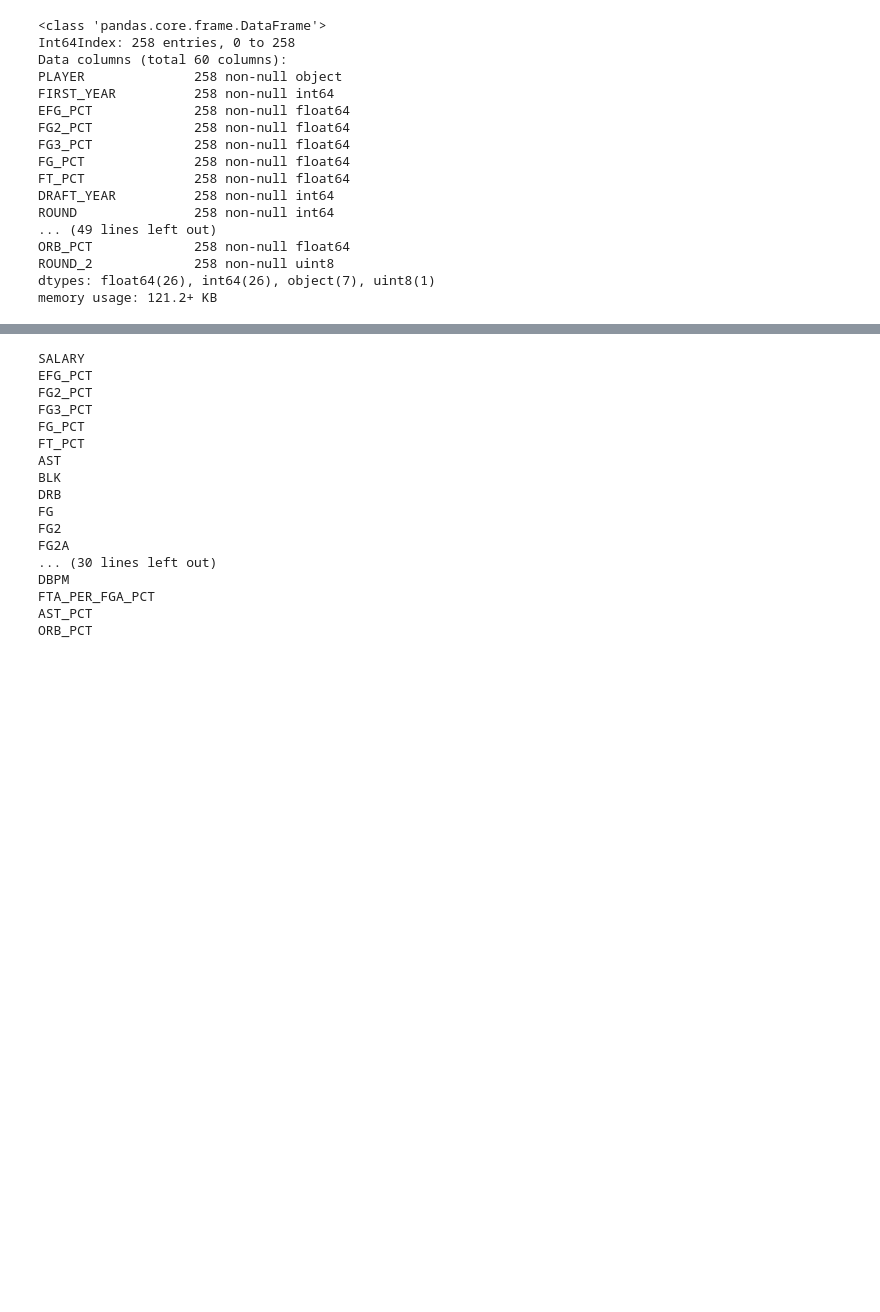
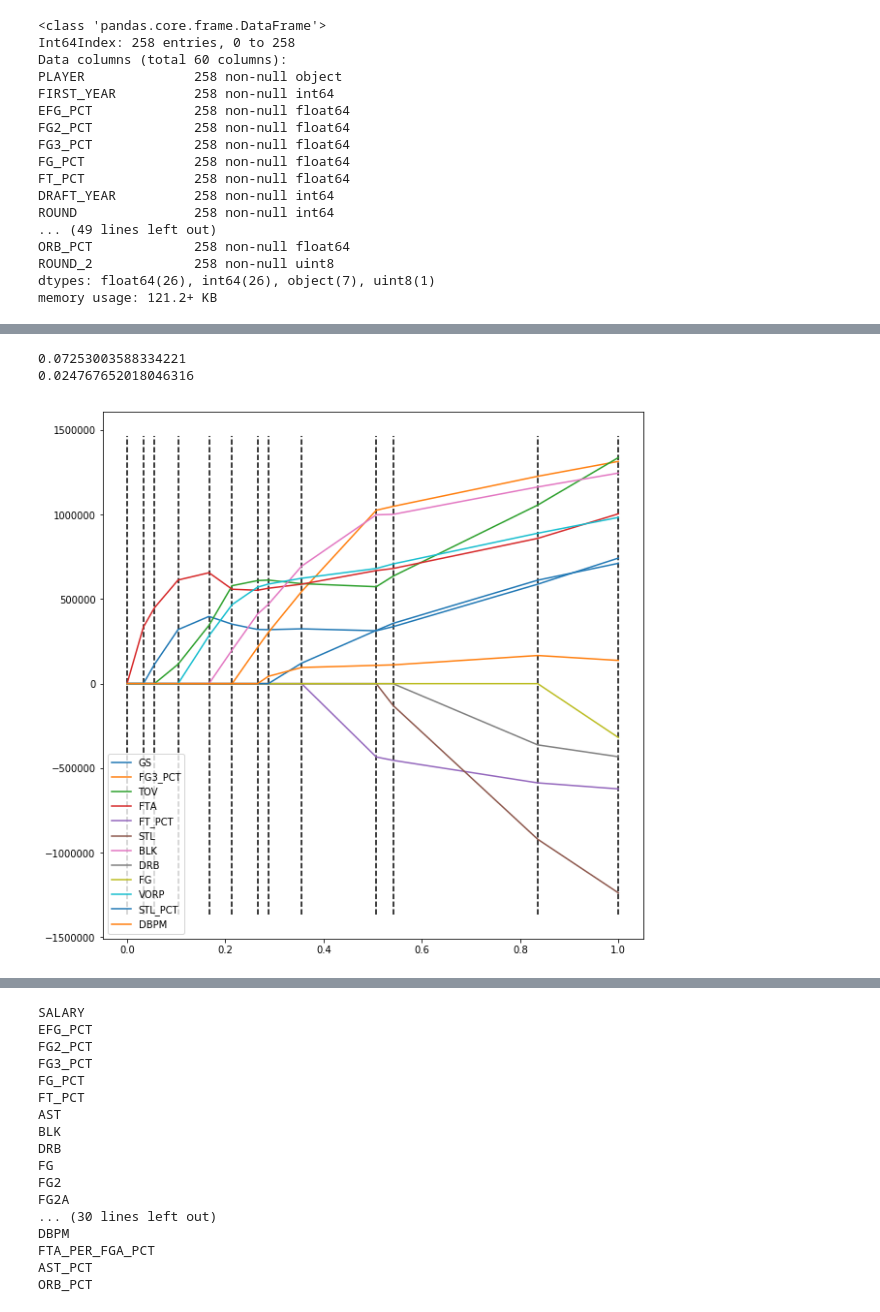
Before and after one commit to stephenilhardt/Predicting-NBA-Salaries, a Jupyter notebook: model.ipynb, the cells around one changed output, grey strips where cells are left out. Drawn from its saved outputs; the diff is of its cells as text; code cells hidden in the pictures; blank space fills up the shorter version.

```diff
--- a/model.ipynb
+++ b/model.ipynb
@@ -55,0 +24,2 @@ dtype: int64
+# %%
+df.drop(100, inplace=True)
@@ -82,5 +94,3 @@ memory usage: 121.2+ KB
 # %%
-numerical = df[['SALARY','EFG_PCT','FG2_PCT','FG3_PCT','FG_PCT','FT_PCT','AST','BLK','DRB','FG','FG2','FG2A',
-                'FG3','FG3A','FGA','FT','FTA','G','GS','MP','ORB','PF','PTS','STL','TOV','TRB','DWS','WS','OWS',
-               'PER','BLK_PCT','VORP','TRB_PCT','FG3A_PER_FGA_PCT','OBPM','WS_PER_48','BPM','DRB_PCT','STL_PCT',
-                'TOV_PCT','TS_PCT','USG_PCT','DBPM','FTA_PER_FGA_PCT','AST_PCT','ORB_PCT']]
+num = df[['SALARY','EFG_PCT','FG2_PCT','FG3_PCT','FG_PCT','FT_PCT','AST','BLK','DRB','FG','FG2','FG2A',
+                'FG3','FG3A','FGA','FT','FTA','G','GS','MP','ORB','PF','PTS','STL','TOV','TRB']]
@@ -86,0 +135,5 @@ numerical = df[['SALARY','EFG_PCT','FG2_PCT','FG3_PCT','FG_PCT','FT_PCT','AST','
+# %%
+num2 = df[['DWS','WS','OWS','PER','BLK_PCT','VORP','TRB_PCT','FG3A_PER_FGA_PCT','OBPM','WS_PER_48','BPM','DRB_PCT',
+        'STL_PCT','TOV_PCT','TS_PCT','USG_PCT','DBPM','FTA_PER_FGA_PCT','AST_PCT','ORB_PCT']]
+
+num = num.append(num2)
@@ -86,0 +186,44 @@ numerical = df[['SALARY','EFG_PCT','FG2_PCT','FG3_PCT','FG_PCT','FT_PCT','AST','
+# %%
+new_df = num[['SALARY','GS','FG3_PCT','TOV','FTA','FT_PCT','STL','BLK']]
+
+X = new_df.iloc[:,1:]
+y = new_df.iloc[:,0]
+
+X_train, X_test, y_train, y_test = train_test_split(X,y, test_size=0.2, random_state=42)
+
+kf = KFold(n_splits=5, shuffle=True, random_state=42)
+lm = LinearRegression()
+
+print(np.mean(cross_val_score(lm, X_train, y_train, cv=kf, scoring='r2')))
+lm.fit(X_train, y_train)
+print(lm.score(X_test, y_test))
+# %% [output]
+0.07253003588334221
+0.024767652018046316
+# %%
+new_df = num[['SALARY','GS','FG3_PCT','TOV','FTA','FT_PCT','STL','BLK', 'DRB', 'FG','VORP','STL_PCT','DBPM']]
+
+X = new_df.iloc[:,1:]
+y = new_df.iloc[:,0]
+
+scaler = StandardScaler()
+
+X_train, X_test, y_train, y_test = train_test_split(X,y, test_size = 0.2, random_state = 42)
+
+X_train_scaled = scaler.fit_transform(X_train)
+
+alphas, _, coefs = lars_path(X_train_scaled, y_train, method='lasso')
+# %%
+xx = np.sum(np.abs(coefs.T), axis = 1)
+xx /= xx[-1]
+
+plt.figure(figsize=(10,10))
+plt.plot(xx, coefs.T)
+ymin, ymax = plt.ylim()
+plt.vlines(xx, ymin, ymax, linestyle='dashed')
+plt.axis('tight')
+
+plt.legend(X_train.columns)
+plt.show()
+# %% [output]
+[figure, added]
```
Also changed, not shown: parts of 12 cells of this notebook, 19 other files.
